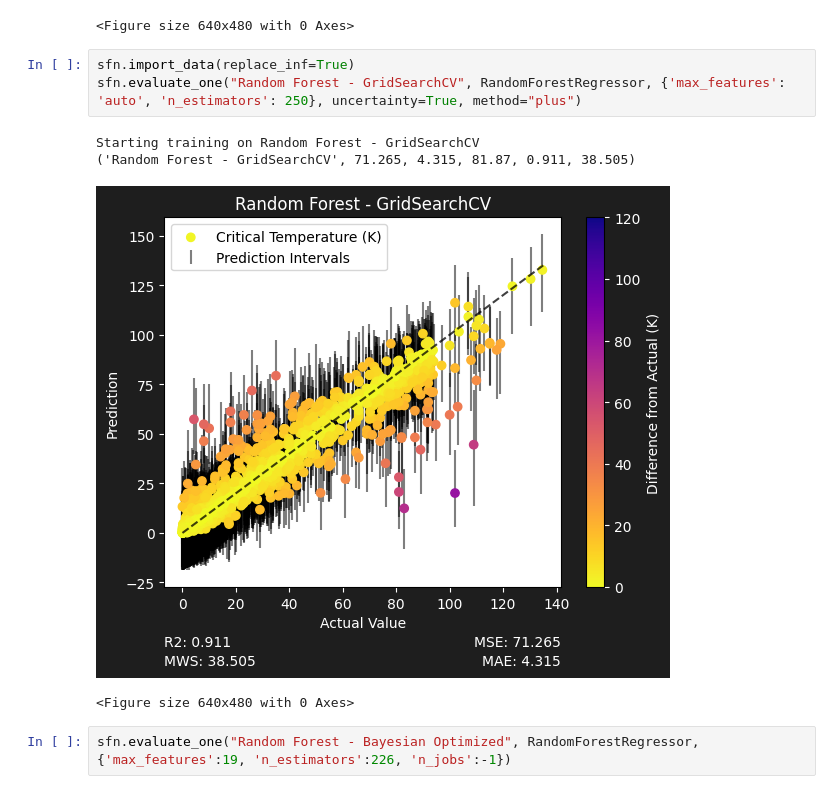
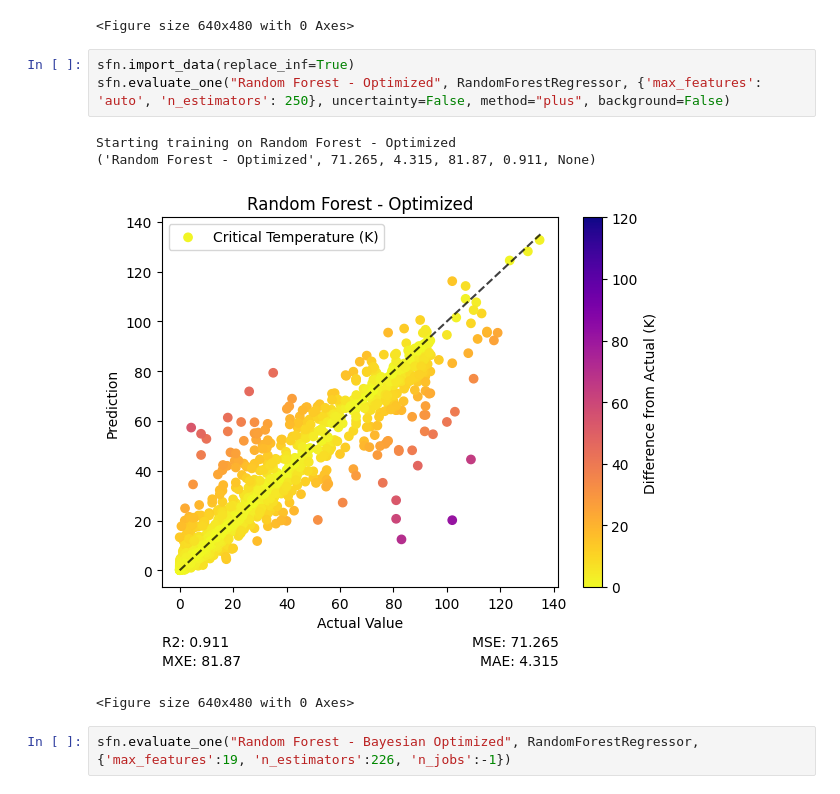
Before and after one commit to sylphrena0/classe, a Jupyter notebook: code/training.ipynb, the cells around one changed output. Cells and saved outputs as stored; diff of their text form.

```diff
--- a/code/training.ipynb
+++ b/code/training.ipynb
@@ -79,11 +79,11 @@ Starting training on Random Forest Regression
 <Figure size 640x480 with 0 Axes>
 # %%
 sfn.import_data(replace_inf=True)
-sfn.evaluate_one("Random Forest - GridSearchCV", RandomForestRegressor, {'max_features': 'auto', 'n_estimators': 250}, uncertainty=True, method="plus")
+sfn.evaluate_one("Random Forest - Optimized", RandomForestRegressor, {'max_features': 'auto', 'n_estimators': 250}, uncertainty=False, method="plus", background=False)
 # %% [output]
-Starting training on Random Forest - GridSearchCV
-('Random Forest - GridSearchCV', 71.265, 4.315, 81.87, 0.911, 38.505)
+Starting training on Random Forest - Optimized
+('Random Forest - Optimized', 71.265, 4.315, 81.87, 0.911, None)
-[figure, old version]
+[figure, new version]
 <Figure size 640x480 with 0 Axes>
 # %%
 sfn.evaluate_one("Random Forest - Bayesian Optimized", RandomForestRegressor, {'max_features':19, 'n_estimators':226, 'n_jobs':-1})
```
Also changed, not shown: 1 other file.
